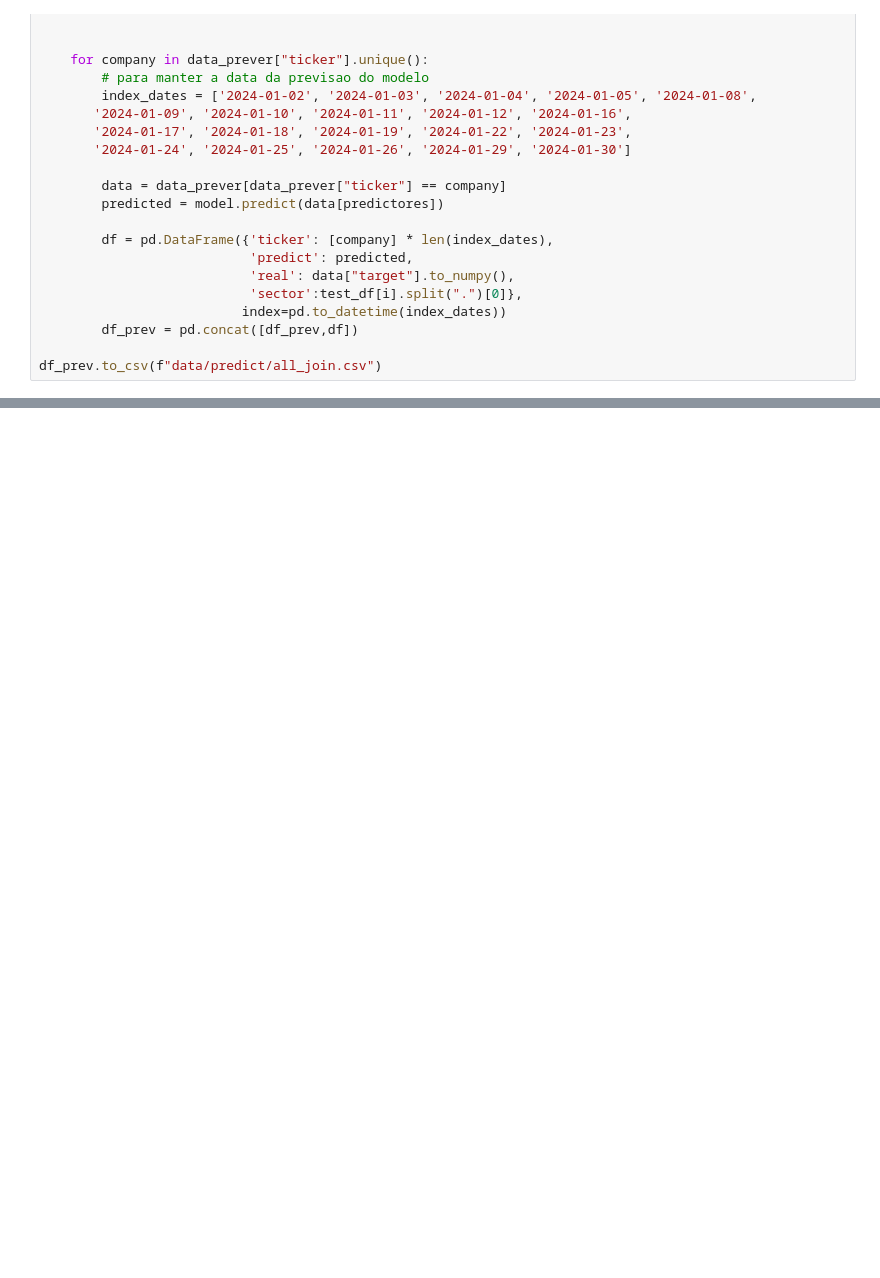
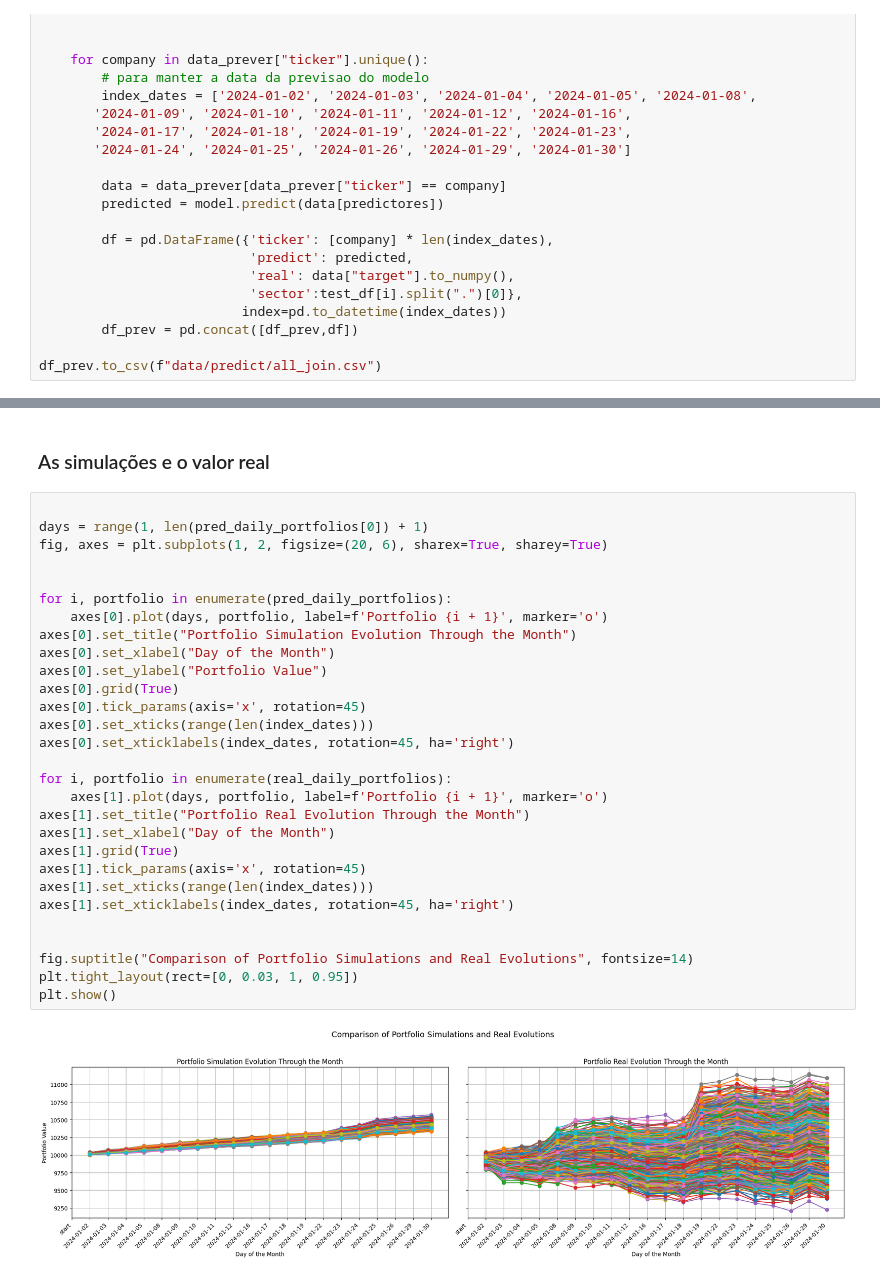
Before and after one commit to joaobaptista30/Lab_IACD_Project_2, a Jupyter notebook: portfolio.ipynb, the cells around one changed output, grey strips where cells are left out. Cells and saved outputs as stored; diff of their text form; blank space fills up the shorter version.

```diff
--- a/portfolio.ipynb
+++ b/portfolio.ipynb
@@ -183,0 +229,33 @@ plt.show()
+# %% [markdown]
+### As simulações e o valor real
+# %%
+
+days = range(1, len(pred_daily_portfolios[0]) + 1)
+fig, axes = plt.subplots(1, 2, figsize=(20, 6), sharex=True, sharey=True)
+
+
+for i, portfolio in enumerate(pred_daily_portfolios):
+    axes[0].plot(days, portfolio, label=f'Portfolio {i + 1}', marker='o')
+axes[0].set_title("Portfolio Simulation Evolution Through the Month")
+axes[0].set_xlabel("Day of the Month")
+axes[0].set_ylabel("Portfolio Value")
+axes[0].grid(True)
+axes[0].tick_params(axis='x', rotation=45)
+axes[0].set_xticks(range(len(index_dates)))
+axes[0].set_xticklabels(index_dates, rotation=45, ha='right')
+
+for i, portfolio in enumerate(real_daily_portfolios):
+    axes[1].plot(days, portfolio, label=f'Portfolio {i + 1}', marker='o')
+axes[1].set_title("Portfolio Real Evolution Through the Month")
+axes[1].set_xlabel("Day of the Month")
+axes[1].grid(True)
+axes[1].tick_params(axis='x', rotation=45)
+axes[1].set_xticks(range(len(index_dates)))
+axes[1].set_xticklabels(index_dates, rotation=45, ha='right')
+
+
+fig.suptitle("Comparison of Portfolio Simulations and Real Evolutions", fontsize=14)
+plt.tight_layout(rect=[0, 0.03, 1, 0.95])
+plt.show()
+# %% [output]
+[figure, added]
```
Also changed, not shown: parts of 13 cells of this notebook.
